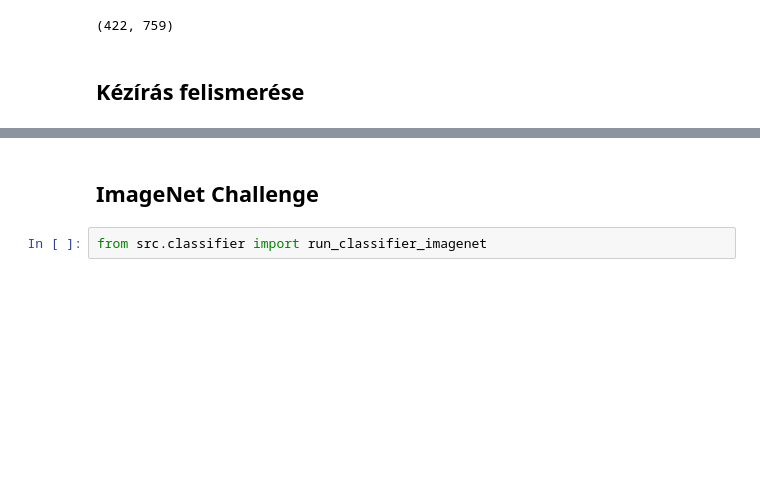
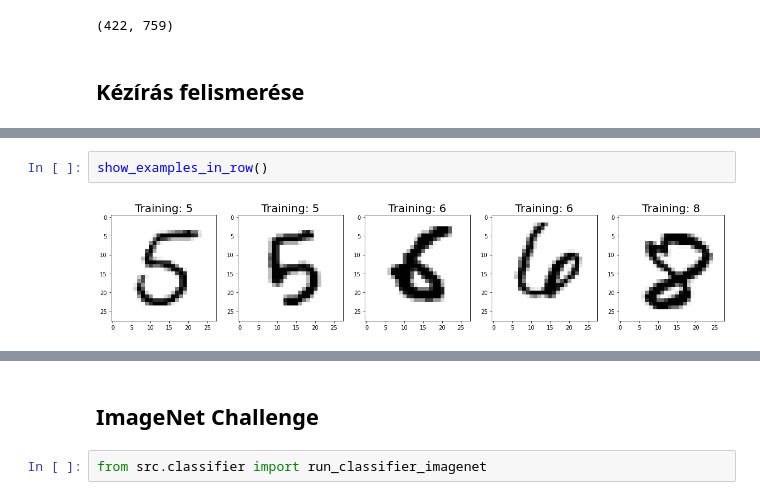
Before and after one commit to BNorbert88/GolyaTabor, a Jupyter notebook: foglalkozas.ipynb, the cells around one changed output, grey strips where cells are left out. Drawn from its saved outputs; the diff is of its cells as text; blank space fills up the shorter version.

```diff
--- a/foglalkozas.ipynb
+++ b/foglalkozas.ipynb
@@ -45,0 +74,4 @@ gray_image.shape
+# %%
+show_examples_in_row()
+# %% [output]
+[figure, added]
```
Also changed, not shown: parts of 12 cells of this notebook, 3 other files.
